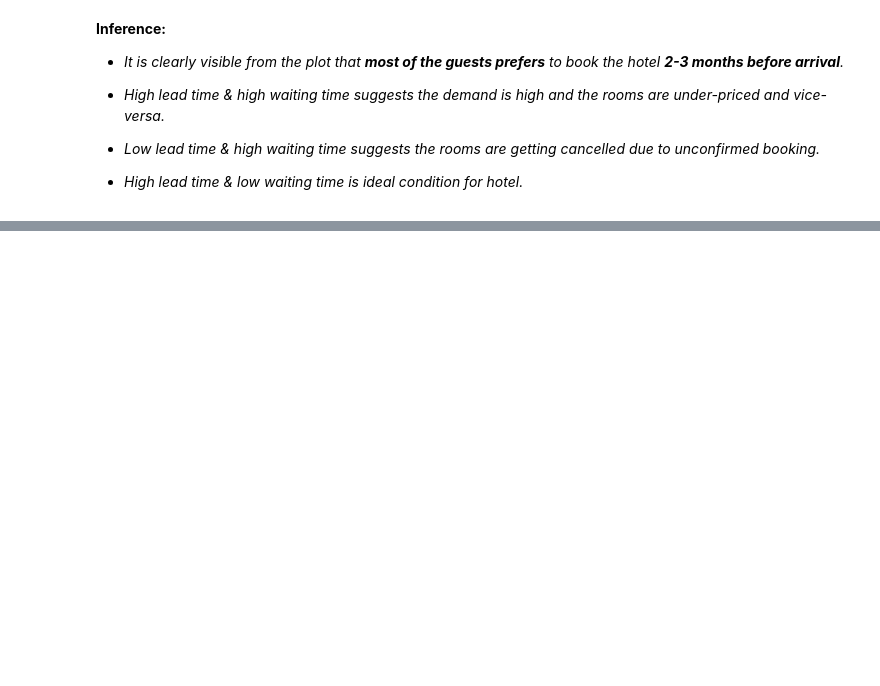
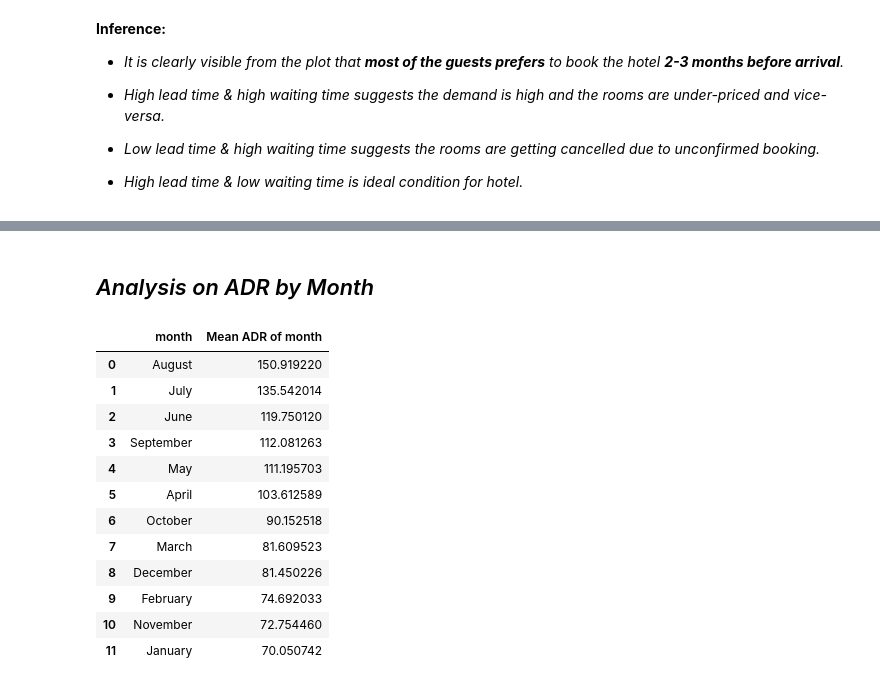
Before and after one commit to shrikantkute/EDA-Hotel-Booking, a Jupyter notebook: Hotel_Booking_EDA.ipynb, the cells around one changed output, grey strips where cells are left out. Cells and saved outputs as stored; diff of their text form; code cells hidden in the pictures; blank space fills up the shorter version.

```diff
--- a/Hotel_Booking_EDA.ipynb
+++ b/Hotel_Booking_EDA.ipynb
@@ -1190,0 +1185,21 @@ booking_count_greater_than_1000.style.background_gradient(cmap=cm)
+# %% [markdown]
+## *Analysis on ADR by Month*
+# %%
+# By Month
+mean_adr_by_month=hotel_df.groupby('arrival_date_month')['adr'].mean().sort_values(ascending=False).reset_index()
+mean_adr_by_month.rename(columns={'arrival_date_month':'month','adr':'Mean ADR of month'},inplace=True)
+mean_adr_by_month
+# %% [output]
+|  | month | Mean ADR of month |
+| 0 | August | 150.919220 |
+| 1 | July | 135.542014 |
+| 2 | June | 119.750120 |
+| 3 | September | 112.081263 |
+| 4 | May | 111.195703 |
+| 5 | April | 103.612589 |
+| 6 | October | 90.152518 |
+| 7 | March | 81.609523 |
+| 8 | December | 81.450226 |
+| 9 | February | 74.692033 |
+| 10 | November | 72.754460 |
+| 11 | January | 70.050742 |
```
Also changed, not shown: parts of 20 cells of this notebook.
